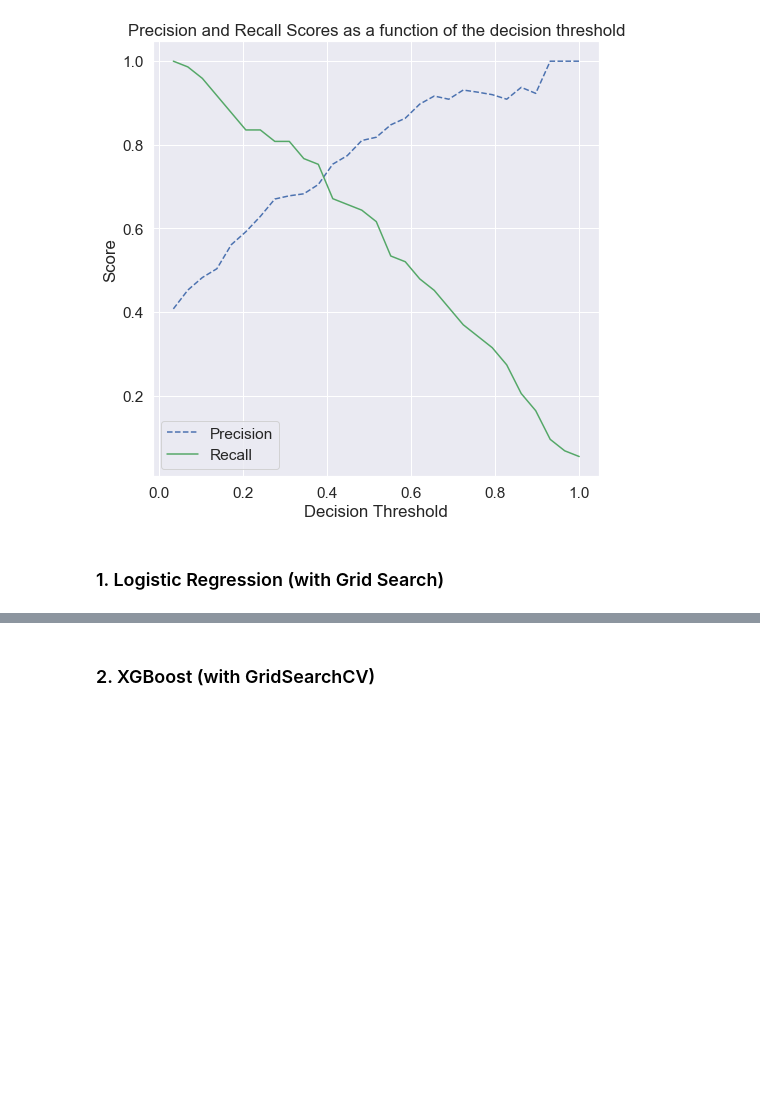
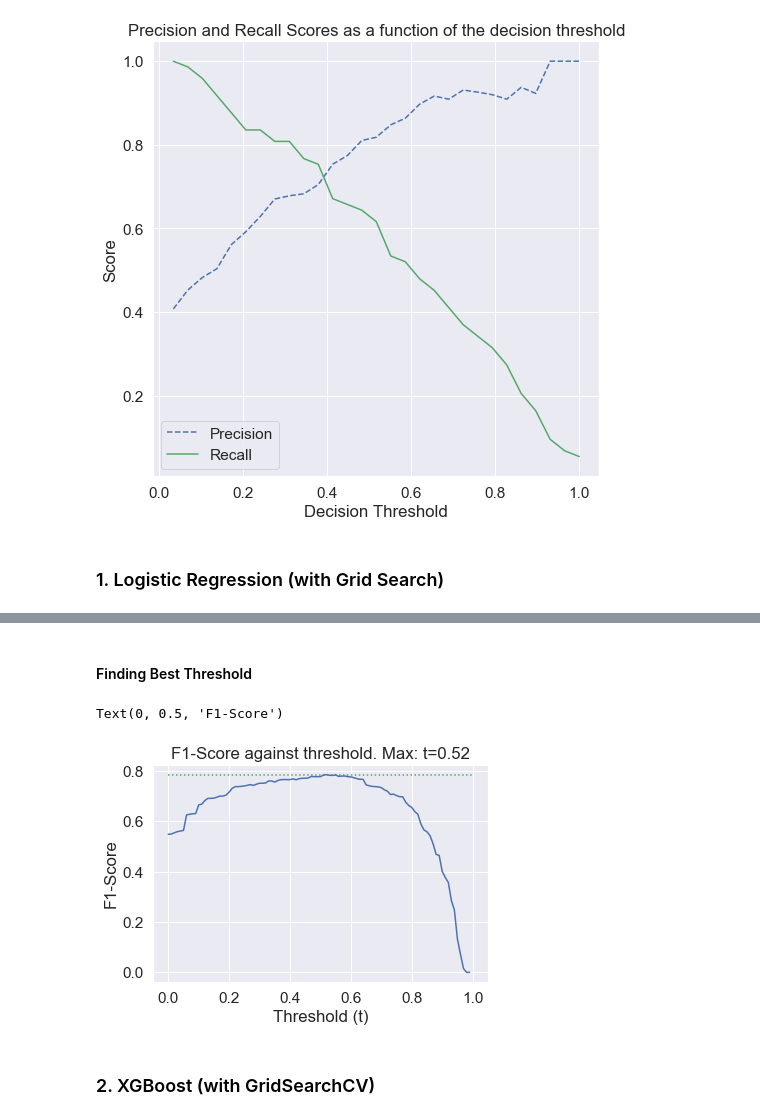
Before and after one commit to dexterch91/CA1-ML-Submission, a Jupyter notebook: CA1-Dexter Chew.ipynb, the cells around one changed output, grey strips where cells are left out. Saved outputs shown, nothing was run; the diff lists cells and outputs as text; code cells hidden in the pictures; blank space fills up the shorter version.

Commit message:
Model Evaluation

```diff
--- a/CA1-Dexter Chew.ipynb
+++ b/CA1-Dexter Chew.ipynb
@@ -1009,10 +1017,10 @@ def GridSearchOp(pipeline,param_grid,cvv):
     return best_model
 
 #Optimization of Data Model (GridSearch)
-best_model = GridSearchOp(pipeline,param_grid,10)
+best_modelloggs = GridSearchOp(pipeline,param_grid,10)
 
 #Test Set Model Performance
-LogReg_GS,LogReg_GSf1=modelEval(best_model,y_test,X_test, model_name)
+LogReg_GS,LogReg_GSf1=modelEval(best_modelloggs,y_test,X_test, model_name)
 # %% [output]
 Best params:
 {'model__C': 1.0}
@@ -1026,3 +1034,28 @@ F1-Score (Test): 0.74
+# %% [markdown]
+#### Finding Best Threshold
+# %%
+#Finding the best threshold value
+f1_scoreList=[]
+thresholdList = []
+
+for t in np.arange(0, 1, 0.01):
+  y_scores = best_modelloggs.predict_proba(X_train)[:, 1]
+  y_pred_with_threshold = (y_scores >= t).astype(int)
+  y_hat=y_pred_with_threshold
+  f1Score = f1_score(y_train, y_hat)
+  #append f1 scores
+  f1_scoreList.append(f1Score)
+  thresholdList.append(t)
+
+index = f1_scoreList.index(max(f1_scoreList))
+plt.plot(thresholdList,f1_scoreList)
+plt.hlines(max(f1_scoreList), 0, 1, colors="g", linestyles='dotted')
+plt.title("F1-Score against threshold. Max: t={:.2f}".format(thresholdList[index]))
+plt.xlabel("Threshold (t)")
+plt.ylabel("F1-Score")
+# %% [output]
+Text(0, 0.5, 'F1-Score')
+[figure, added]
 # %% [markdown]
 ### 2. XGBoost (with GridSearchCV)
 # %%
```
Also changed, not shown: parts of 21 cells of this notebook, 3 other files.
